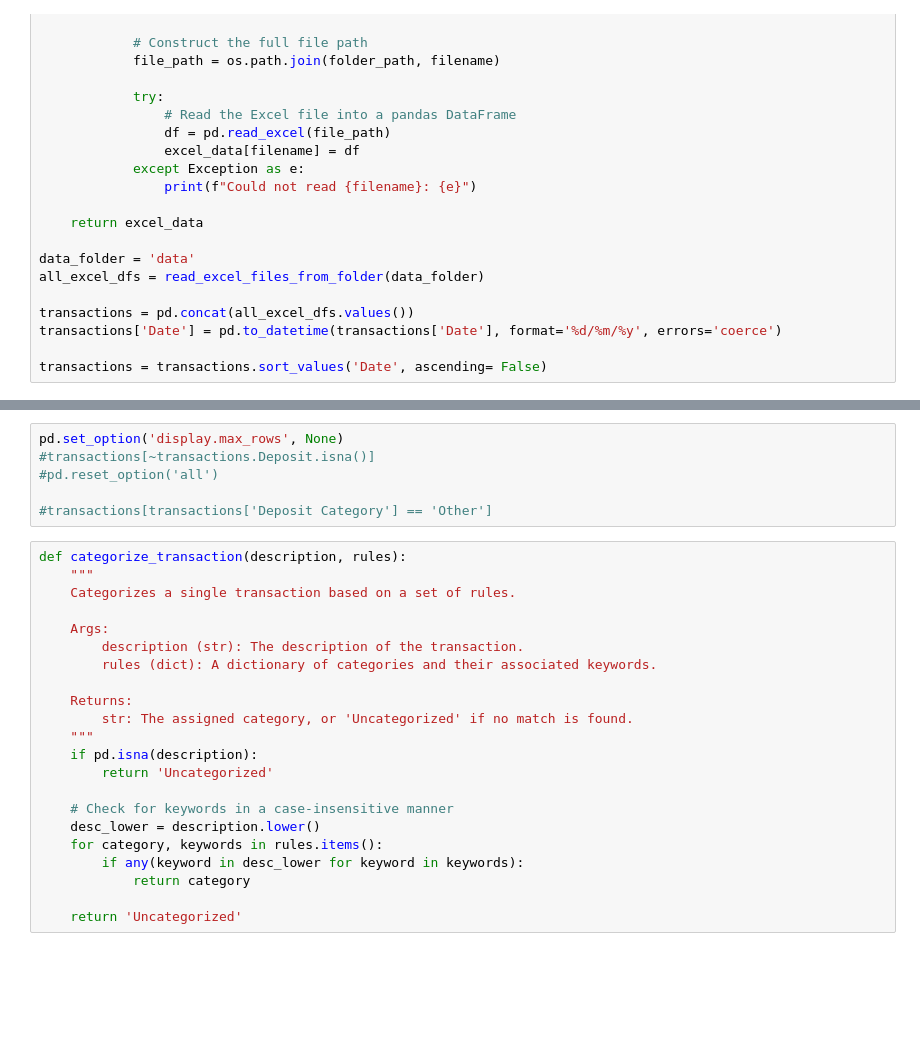
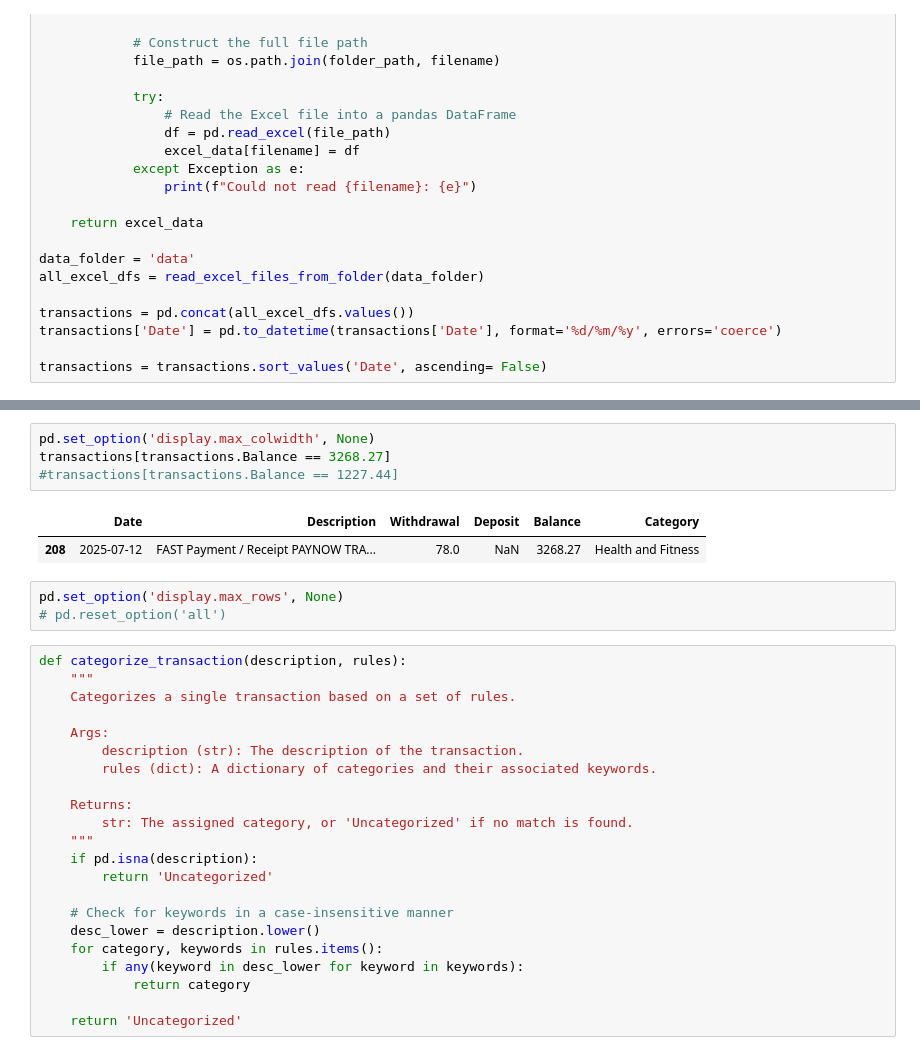
Before and after one commit to michaenho/ExpenseTracker, a Jupyter notebook: analysis.ipynb, the cells around one changed output, grey strips where cells are left out. Cells and saved outputs as stored; diff of their text form; blank space fills up the shorter version.

```diff
--- a/analysis.ipynb
+++ b/analysis.ipynb
@@ -116,9 +187,13 @@ transactions['Deposit Category'] = np.where(
+# %%
+pd.set_option('display.max_colwidth', None)
+transactions[transactions.Balance == 3268.27]
+#transactions[transactions.Balance == 1227.44]
+# %% [output]
+|  | Date | Description | Withdrawal | Deposit | Balance | Category |
+| 208 | 2025-07-12 | FAST Payment / Receipt PAYNOW TRA... | 78.0 | NaN | 3268.27 | Health and Fitness |
 # %%
 pd.set_option('display.max_rows', None)
-#transactions[~transactions.Deposit.isna()]
-#pd.reset_option('all')
-
-#transactions[transactions['Deposit Category'] == 'Other']
+# pd.reset_option('all')
 # %%
 def categorize_transaction(description, rules):
     """
```
Also changed, not shown: parts of 4 cells of this notebook.
